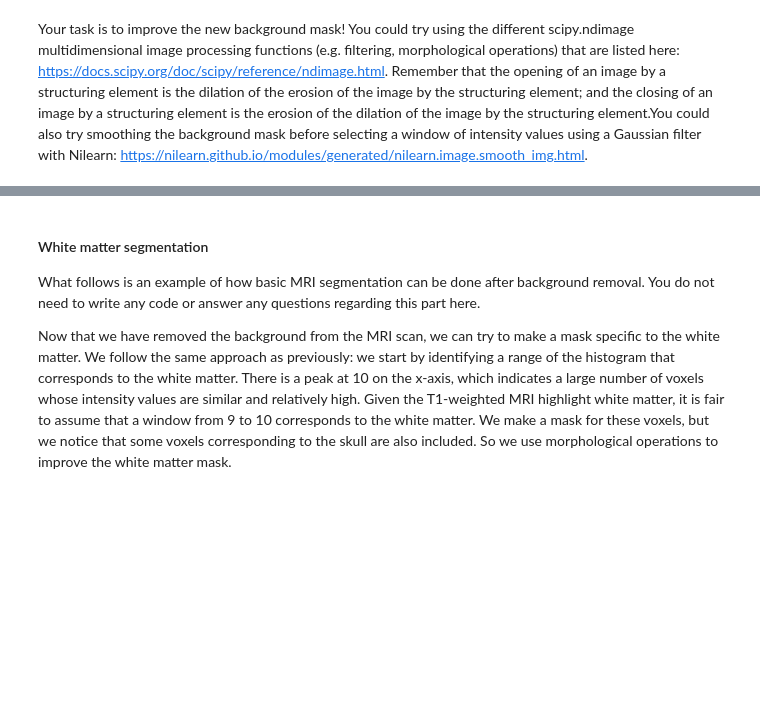
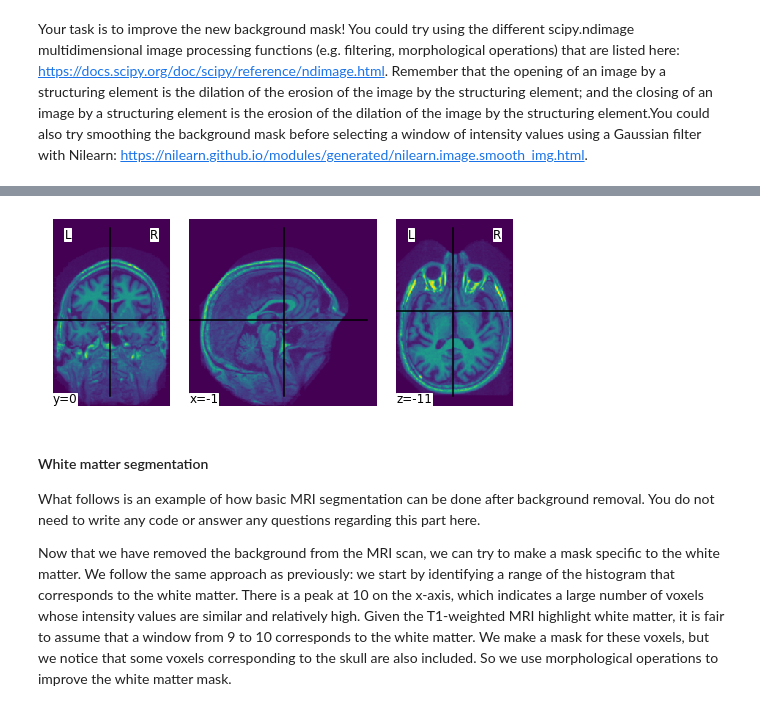
Before and after one commit to lphoogenboom/altenheim, a Jupyter notebook: Jupyter/Part_II_SC42140.ipynb, the cells around one changed output, grey strips where cells are left out. Drawn from its saved outputs; the diff is of its cells as text; code cells hidden in the pictures; blank space fills up the shorter version.

```diff
--- a/Jupyter/Part_II_SC42140.ipynb
+++ b/Jupyter/Part_II_SC42140.ipynb
@@ -168,3 +173,10 @@ plt.show()
+# %%
+image_no_background_nifti = nilearn.image.smooth_img(image_no_background_nifti, "fast")
+
+plotting.plot_img(image_no_background_nifti)
+plt.show()
+# %% [output]
+[figure, added]
 # %% [markdown]
 #### White matter segmentation
 What follows is an example of how basic MRI segmentation can be done after background removal. You do not need to write any code or answer any questions regarding this part here.
```
Also changed, not shown: parts of 10 cells of this notebook, 36 other files.
